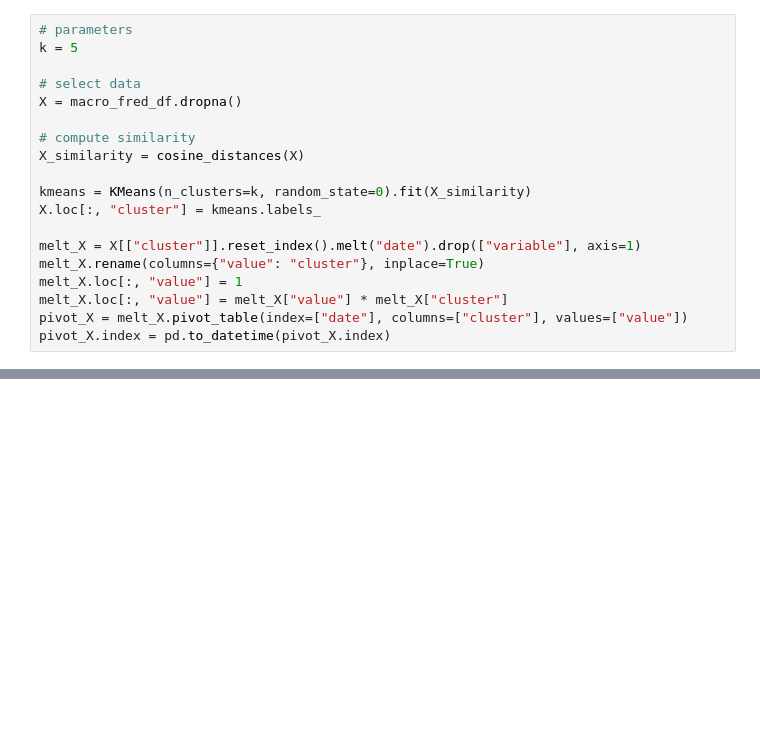
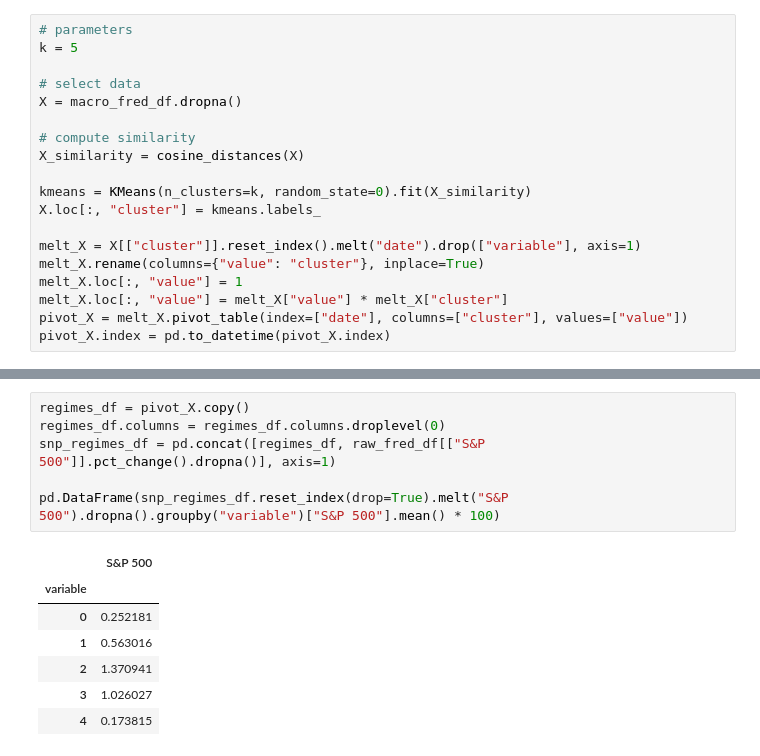
Before and after one commit to dcuoliveira/meta-learning-fin, a Jupyter notebook: src/drafts/kmeans_similarity.ipynb, the cells around one changed output, grey strips where cells are left out. Saved outputs shown, nothing was run; the diff lists cells and outputs as text; blank space fills up the shorter version.

```diff
--- a/src/drafts/kmeans_similarity.ipynb
+++ b/src/drafts/kmeans_similarity.ipynb
@@ -81,0 +103,14 @@ No artists with labels found to put in legend.  Note that artists whose label st
+# %%
+regimes_df = pivot_X.copy()
+regimes_df.columns = regimes_df.columns.droplevel(0)
+snp_regimes_df = pd.concat([regimes_df, raw_fred_df[["S&P 500"]].pct_change().dropna()], axis=1)
+
+pd.DataFrame(snp_regimes_df.reset_index(drop=True).melt("S&P 500").dropna().groupby("variable")["S&P 500"].mean() * 100)
+# %% [output]
+|  | S&P 500 |
+| variable |  |
+| 0 | 0.252181 |
+| 1 | 0.563016 |
+| 2 | 1.370941 |
+| 3 | 1.026027 |
+| 4 | 0.173815 |
```
Also changed, not shown: parts of 15 cells of this notebook.
